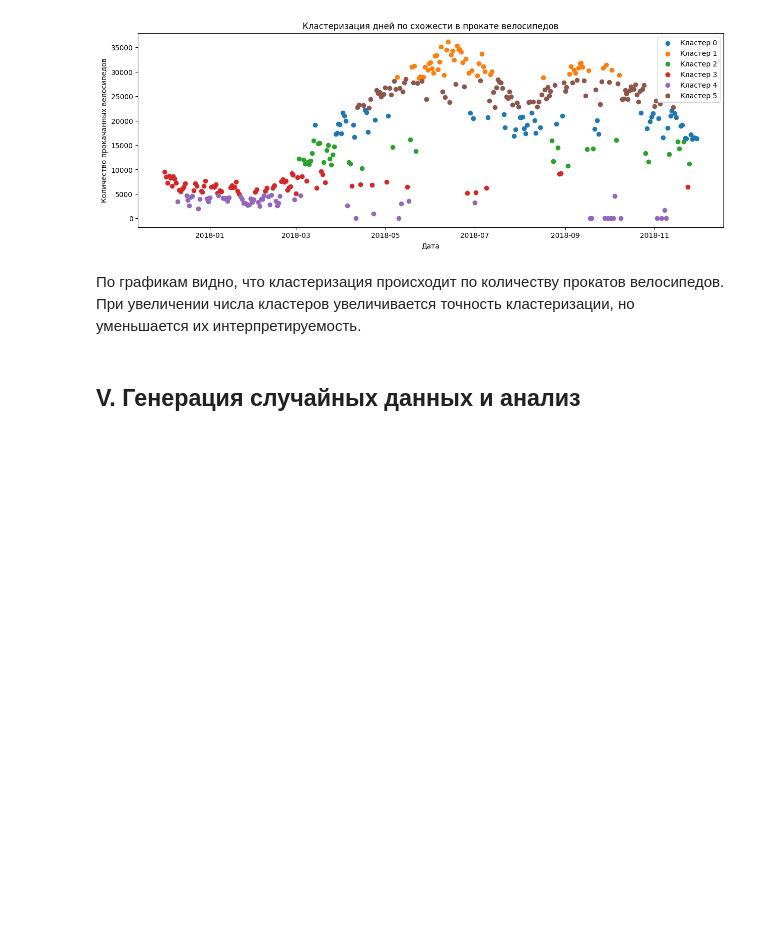
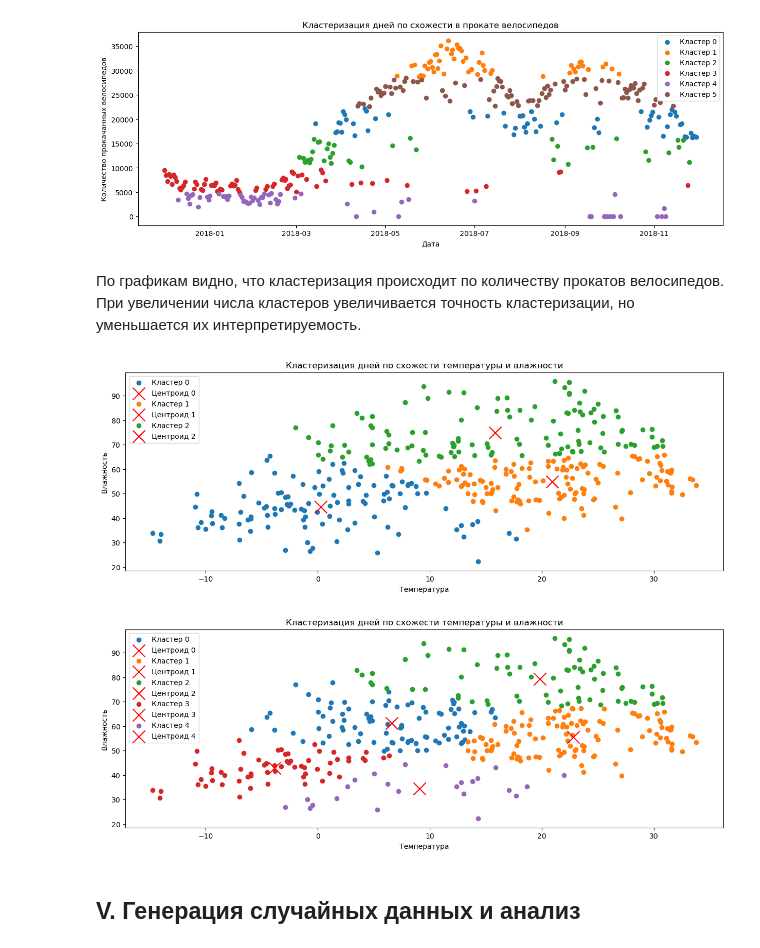
Before and after one commit to vorandpav/NoteBooks, a Jupyter notebook: Jupiter.ipynb, the cells around one changed output. Cells and saved outputs as stored; diff of their text form; code cells hidden in the pictures; blank space fills up the shorter version.

Commit message:
Доработка кластеризации

```diff
--- a/Jupiter.ipynb
+++ b/Jupiter.ipynb
@@ -914,6 +914,33 @@ for k in range(2, 7, 2):
 [figure]
 # %% [markdown]
 По графикам видно, что кластеризация происходит по количеству прокатов велосипедов. При увеличении числа кластеров увеличивается точность кластеризации, но уменьшается их интерпретируемость.
+# %%
+# кластеризация дней по показателю влажности и температуры
+
+clusterization_data = np.array([
+    (np.mean(humidity[date == d]),
+     np.mean(temperature[date == d]))
+    for d in np.unique(date)
+])
+
+for k in (3, 5):
+    labels, centroids = k_means(clusterization_data, k)
+
+    plt.figure(figsize=(15, 5))
+
+    for i in range(k):
+        plt.scatter(clusterization_data[labels == i][:, 1], clusterization_data[labels == i][:, 0],
+                    label=f'Кластер {i}')
+        plt.scatter(centroids[i][1], centroids[i][0], s=300, c='red', label=f'Центроид {i}', marker='x')
+
+    plt.xlabel('Температура')
+    plt.ylabel('Влажность')
+    plt.title('Кластеризация дней по схожести температуры и влажности')
+    plt.legend()
+    plt.show()
+# %% [output]
+[figure, added]
+[figure, added]
 # %% [markdown]
 ## V. Генерация случайных данных и анализ
 # %% [markdown]
```
Also changed, not shown: parts of 6 cells of this notebook.
